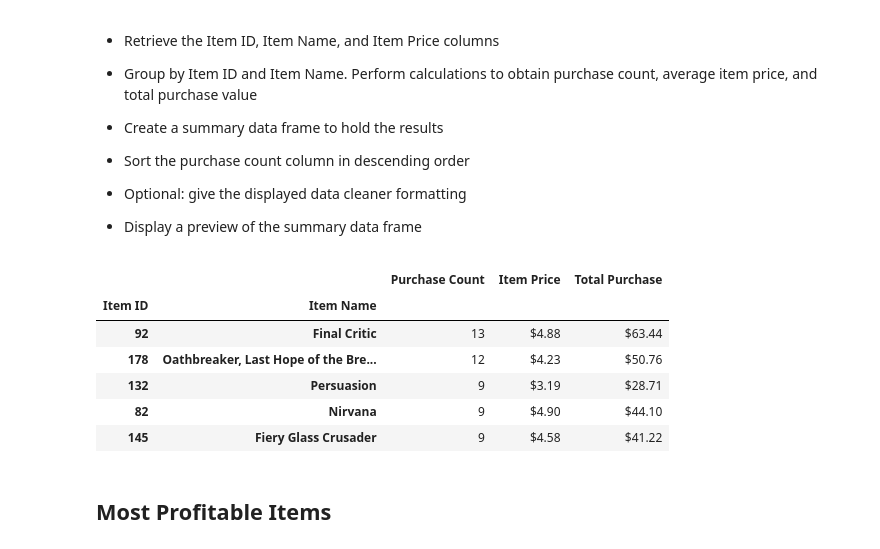
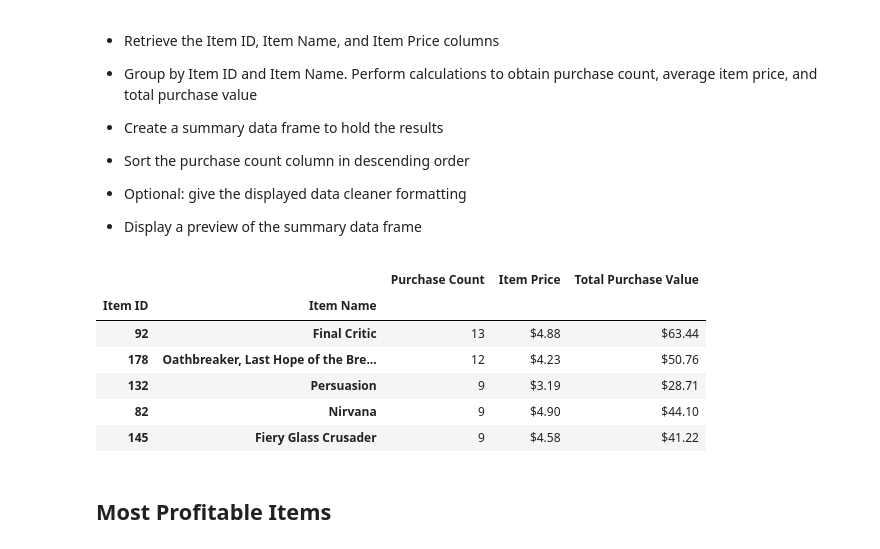
Before and after one commit to bay0624/Pandas-Challenge, a Jupyter notebook: HeroesOfPymoli/HeroesOfPymoli_starter.ipynb, the cells around one changed output. Cells and saved outputs as stored; diff of their text form; code cells hidden in the pictures.

```diff
--- a/HeroesOfPymoli/HeroesOfPymoli_starter.ipynb
+++ b/HeroesOfPymoli/HeroesOfPymoli_starter.ipynb
@@ -397,36 +397,36 @@ purchase_counts = [num1_game_count, num2_game_count, num3_game_count, num4_game_
 #Getting top 5 game prices
 num1_game_price = items_and_price.loc[items_and_price["Item Name"] == num1_game, "Price"].iloc[0]
 num2_game_price = items_and_price.loc[items_and_price["Item Name"] == num2_game, "Price"].iloc[0]
 num3_game_price = items_and_price.loc[items_and_price["Item Name"] == num3_game, "Price"].iloc[0]
 num4_game_price = items_and_price.loc[items_and_price["Item Name"] == num4_game, "Price"].iloc[0]
 num5_game_price = items_and_price.loc[items_and_price["Item Name"] == num5_game, "Price"].iloc[0]
 game_prices = [num1_game_price, num2_game_price, num3_game_price, num4_game_price, num5_game_price]
 
 #Getting top 5 game item IDs
 num1_game_id = items_and_price.loc[items_and_price["Item Name"] == num1_game, "Item ID"].iloc[0]
 num2_game_id = items_and_price.loc[items_and_price["Item Name"] == num2_game, "Item ID"].iloc[0]
 num3_game_id = items_and_price.loc[items_and_price["Item Name"] == num3_game, "Item ID"].iloc[0]
 num4_game_id = items_and_price.loc[items_and_price["Item Name"] == num4_game, "Item ID"].iloc[0]
 num5_game_id = items_and_price.loc[items_and_price["Item Name"] == num5_game, "Item ID"].iloc[0]
 game_ids = [num1_game_id, num2_game_id, num3_game_id, num4_game_id, num5_game_id]
 
 #Getting total purchase value for top 5 games
 total_purchases = [i*j for i, j in zip(purchase_counts, game_prices)]
 total_purchases
 
 most_popular_items = {"Item ID": game_ids,
                       "Item Name": item_names,
                       "Purchase Count": purchase_counts,
                       "Item Price": game_prices,
-                      "Total Purchase": total_purchases
+                      "Total Purchase Value": total_purchases
                      }
 most_popular_items_df = pd.DataFrame(most_popular_items, index=[game_ids, item_names])
 most_popular_items_df.set_index(["Item ID", "Item Name"], inplace=True)
 most_popular_items_df["Item Price"] = most_popular_items_df["Item Price"].map("${:.2f}".format)
-most_popular_items_df["Total Purchase"] = most_popular_items_df["Total Purchase"].map("${:.2f}".format)
+most_popular_items_df["Total Purchase Value"] = most_popular_items_df["Total Purchase Value"].map("${:.2f}".format)
 most_popular_items_df
 # %% [output]
-|  |  | Purchase Count | Item Price | Total Purchase |
+|  |  | Purchase Count | Item Price | Total Purchase Value |
 | Item ID | Item Name |  |  |  |
 | 92 | Final Critic | 13 | $4.88 | $63.44 |
 | 178 | Oathbreaker, Last Hope of the Bre... | 12 | $4.23 | $50.76 |
```
Also changed, not shown: parts of 1 cell of this notebook.
